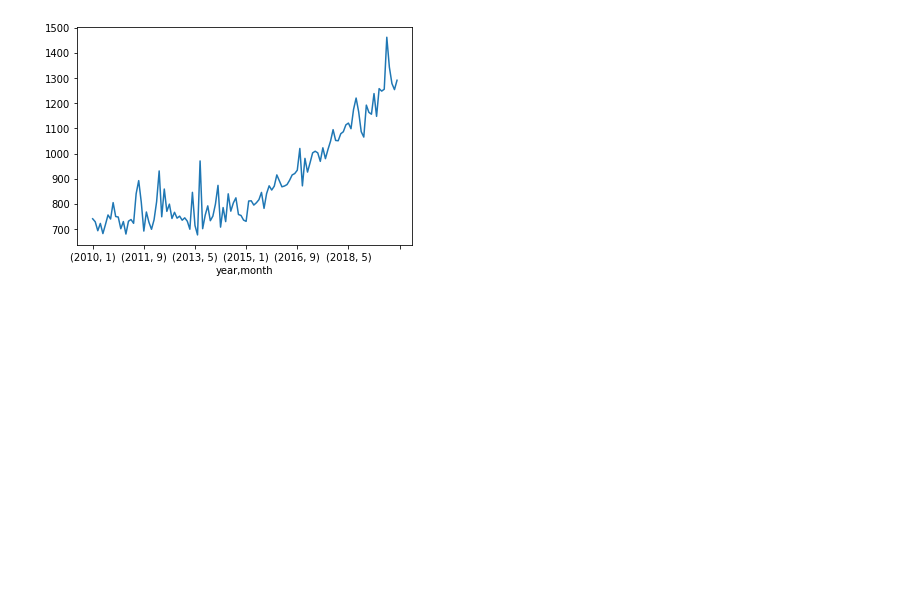
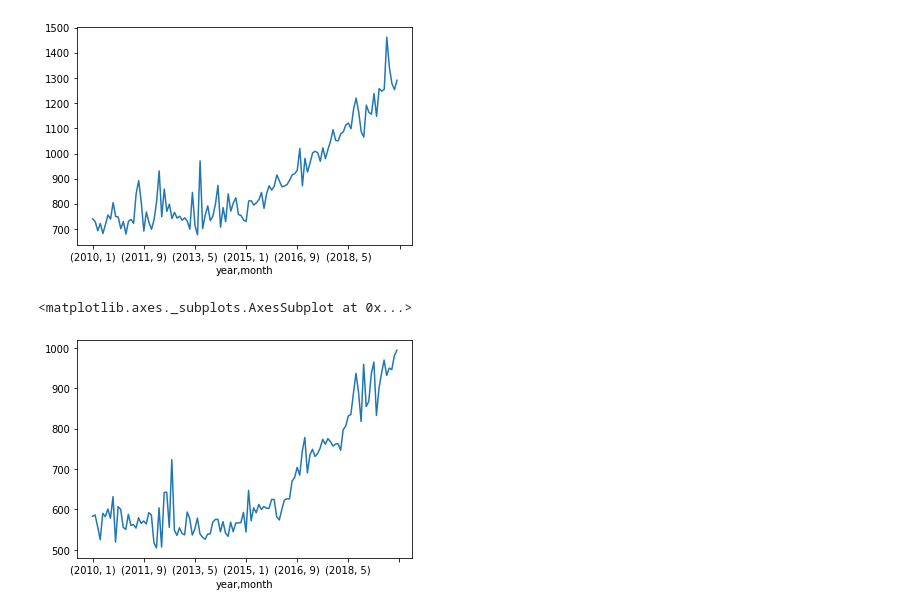
Before and after one commit to Jungsan005/Bigdata-Class, a Jupyter notebook: 매매평당금액.ipynb, the cells around one changed output. Cells and saved outputs as stored; diff of their text form; code cells hidden in the pictures; blank space fills up the shorter version.

```diff
--- a/매매평당금액.ipynb
+++ b/매매평당금액.ipynb
@@ -78,3 +78,8 @@ df_Trade_b ['price','강남구'].plot()
 # %% [output]
 <matplotlib.axes._subplots.AxesSubplot at 0x...>
 [figure]
+# %%
+df_Trade_b ['price','마포구'].plot()
+# %% [output]
+<matplotlib.axes._subplots.AxesSubplot at 0x...>
+[figure, added]
```
Also changed, not shown: parts of 21 cells of this notebook.
